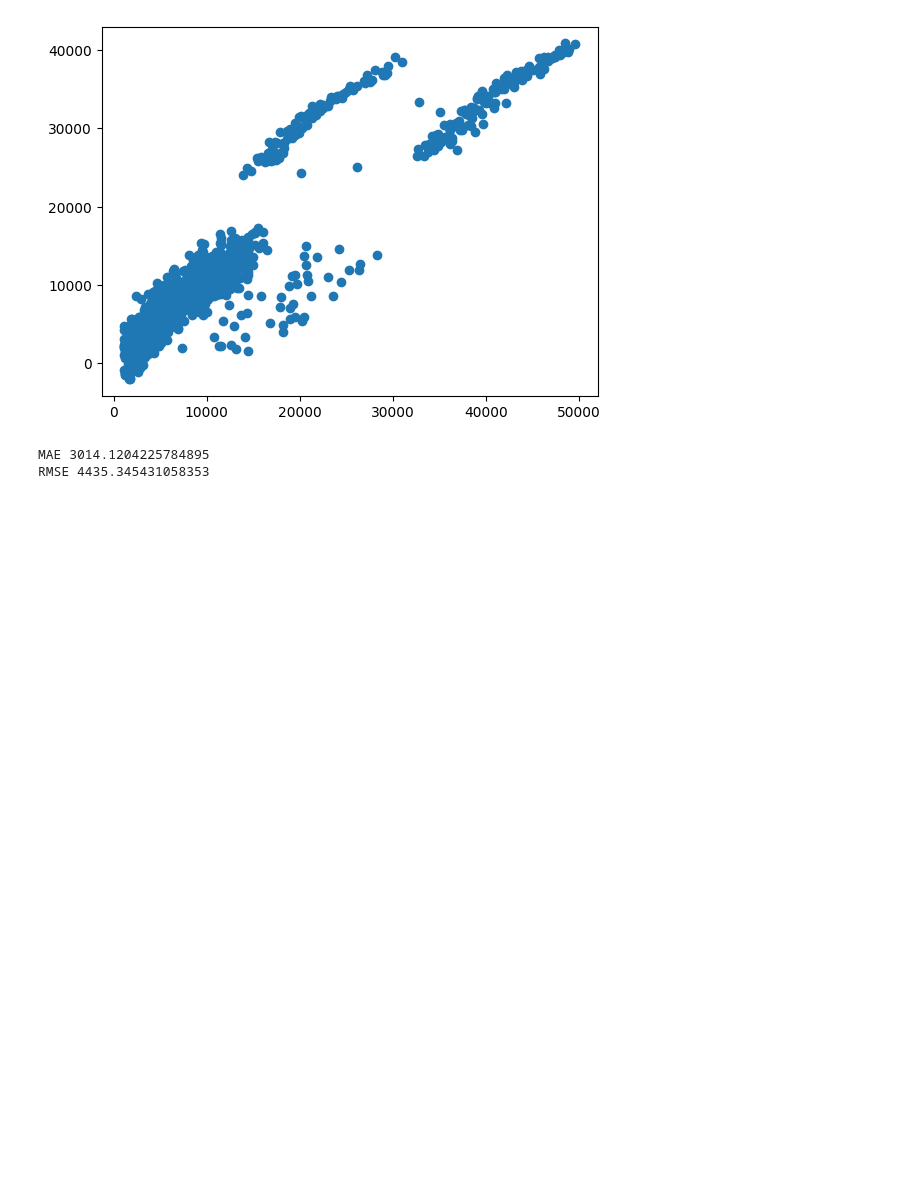
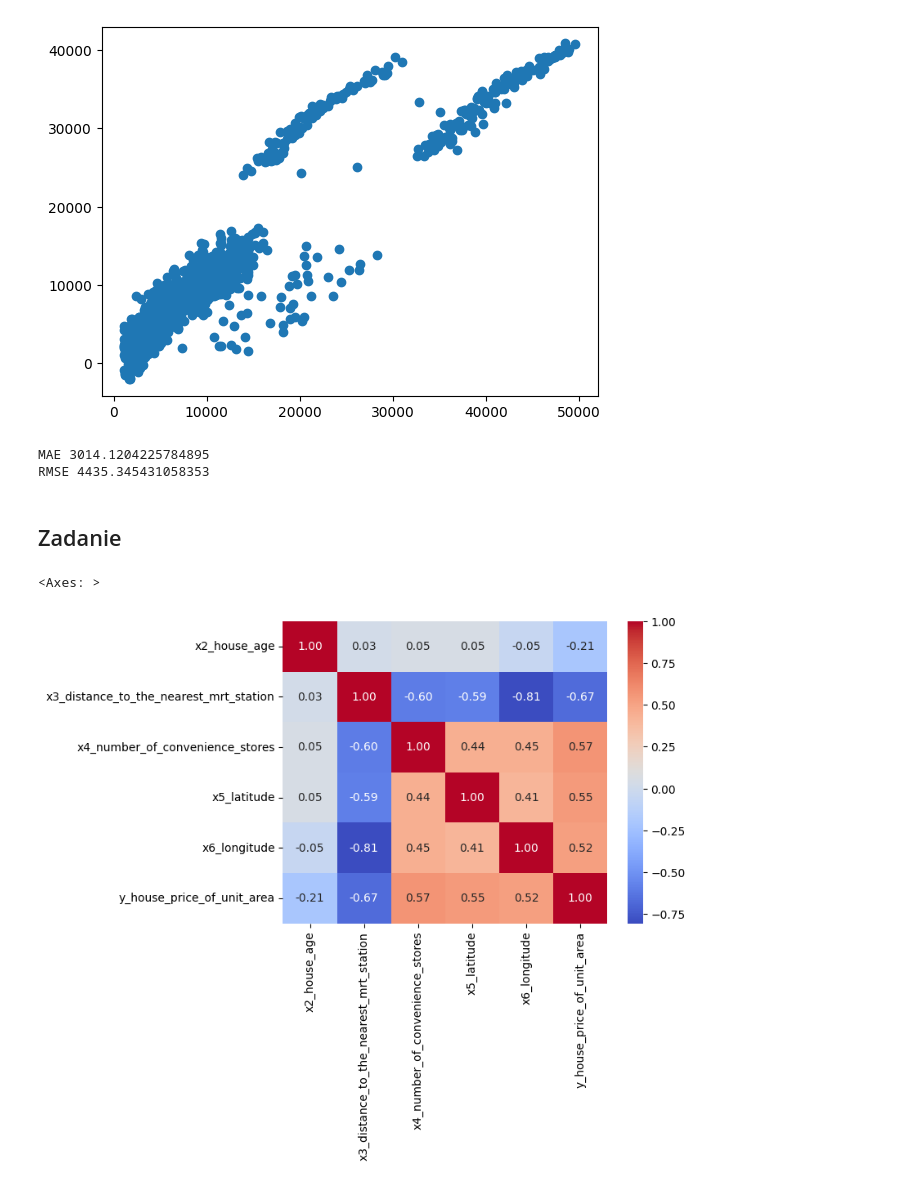
Before and after one commit to lwawrowski/cdv_bigdata, a Jupyter notebook: metody_analizy_przetwarzania_danych/2025_2026/gr2/20260329_regresja.ipynb, the cells around one changed output. Cells and saved outputs as stored; diff of their text form; code cells hidden in the pictures; blank space fills up the shorter version.

```diff
--- a/metody_analizy_przetwarzania_danych/2025_2026/gr2/20260329_regresja.ipynb
+++ b/metody_analizy_przetwarzania_danych/2025_2026/gr2/20260329_regresja.ipynb
@@ -362,3 +362,18 @@ print("RMSE", root_mean_squared_error(y_insurance_no_outliers, pred_insurance))
 # %% [output]
 MAE 3014.1204225784895
 RMSE 4435.345431058353
+# %% [markdown]
+## Zadanie
+# %%
+from janitor import clean_names
+
+real_estate = pd.read_csv("data/real_estate.csv")
+real_estate = real_estate.clean_names()
+
+real_estate_columns = real_estate.drop(columns=["no", "x1_transaction_date"])
+
+correlations = real_estate_columns.corr()
+heatmap(correlations, annot=True, cmap='coolwarm', fmt='.2f')
+# %% [output]
+<Axes: >
+[figure, added]
```
Also changed, not shown: parts of 8 cells of this notebook, 1 other file.
